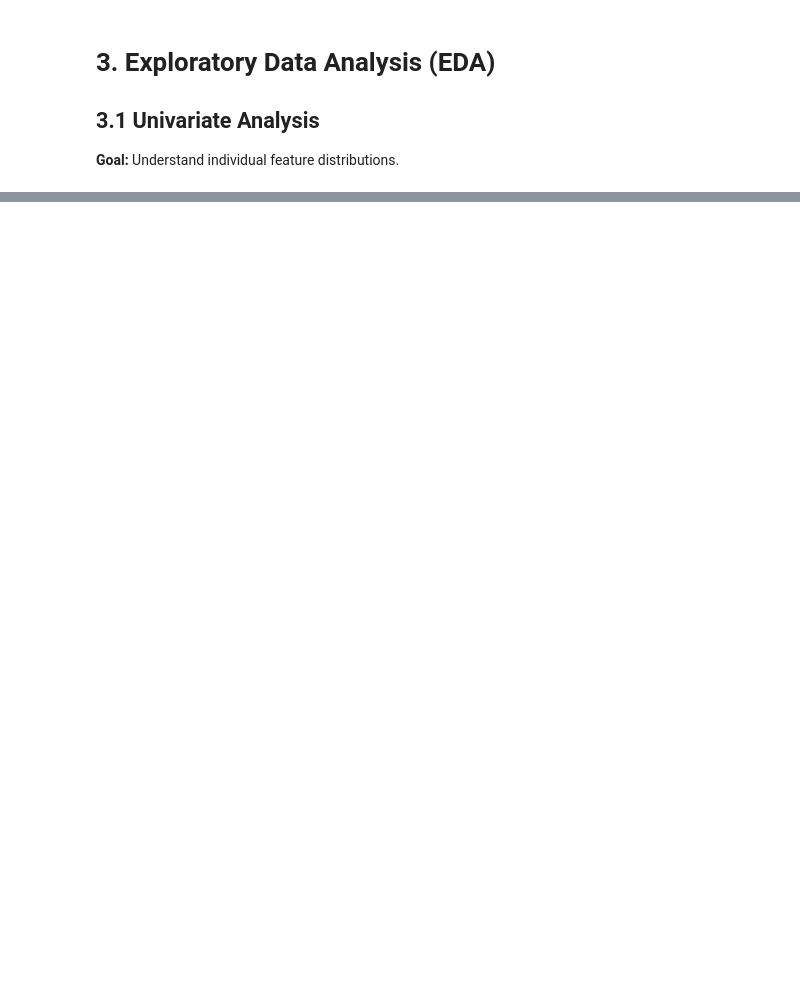
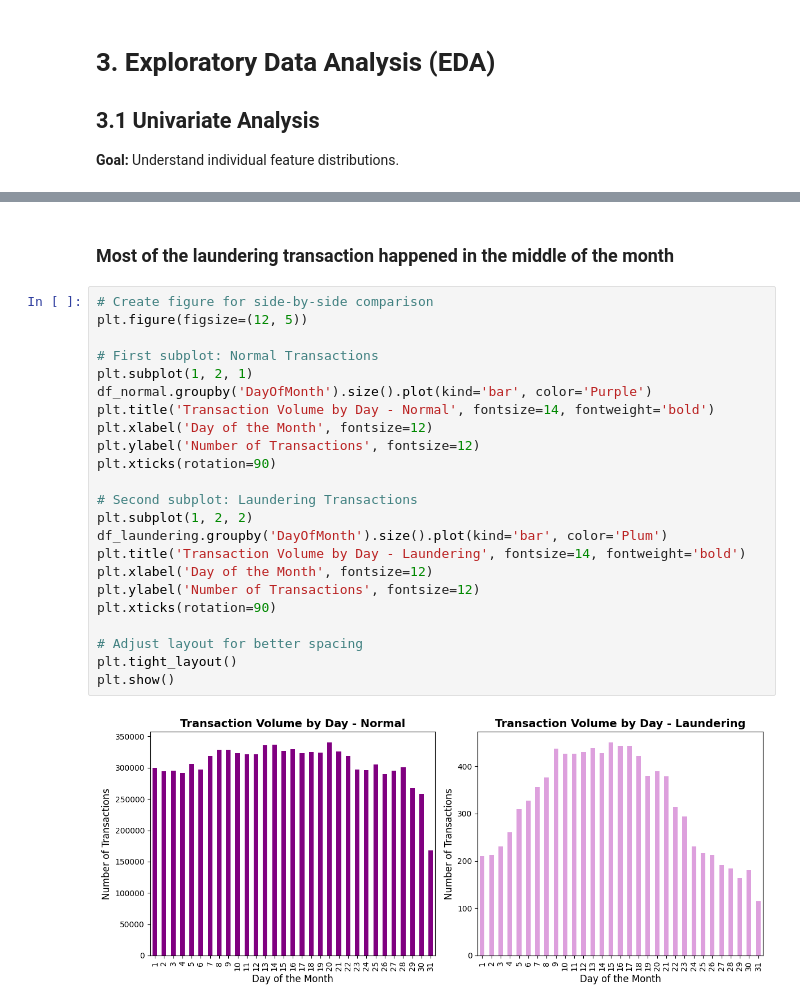
Before and after one commit to arezoo17/AML_Detection, a Jupyter notebook: 1_EDA_Data_Prep.ipynb, the cells around one changed output, grey strips where cells are left out. Drawn from its saved outputs; the diff is of its cells as text; blank space fills up the shorter version.

```diff
--- a/1_EDA_Data_Prep.ipynb
+++ b/1_EDA_Data_Prep.ipynb
@@ -90,0 +313,27 @@ memory usage: 870.2+ MB
+# %% [markdown]
+### Most of the laundering transaction happened in the middle of the month
+# %%
+# Create figure for side-by-side comparison
+plt.figure(figsize=(12, 5))
+
+# First subplot: Normal Transactions
+plt.subplot(1, 2, 1)
+df_normal.groupby('DayOfMonth').size().plot(kind='bar', color='Purple')
+plt.title('Transaction Volume by Day - Normal', fontsize=14, fontweight='bold')
+plt.xlabel('Day of the Month', fontsize=12)
+plt.ylabel('Number of Transactions', fontsize=12)
+plt.xticks(rotation=90)
+
+# Second subplot: Laundering Transactions
+plt.subplot(1, 2, 2)
+df_laundering.groupby('DayOfMonth').size().plot(kind='bar', color='Plum')
+plt.title('Transaction Volume by Day - Laundering', fontsize=14, fontweight='bold')
+plt.xlabel('Day of the Month', fontsize=12)
+plt.ylabel('Number of Transactions', fontsize=12)
+plt.xticks(rotation=90)
+
+# Adjust layout for better spacing
+plt.tight_layout()
+plt.show()
+# %% [output]
+[figure, added]
```
Also changed, not shown: parts of 80 cells of this notebook.
